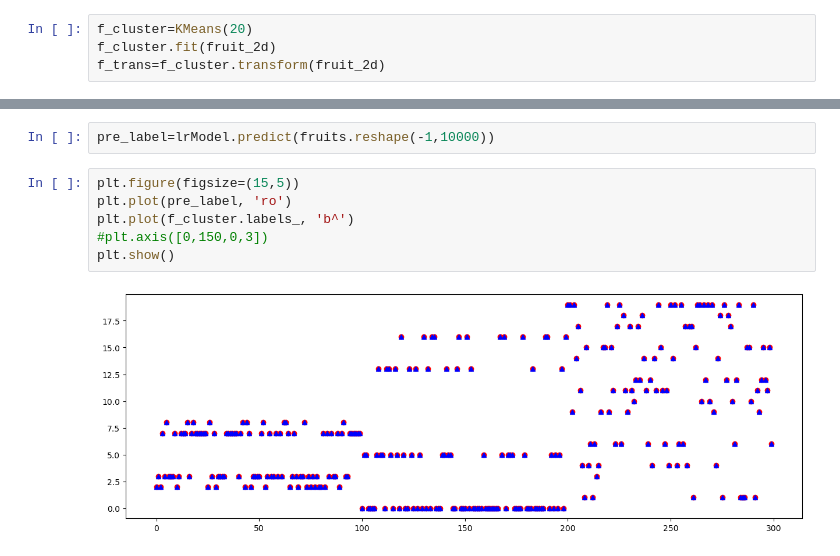
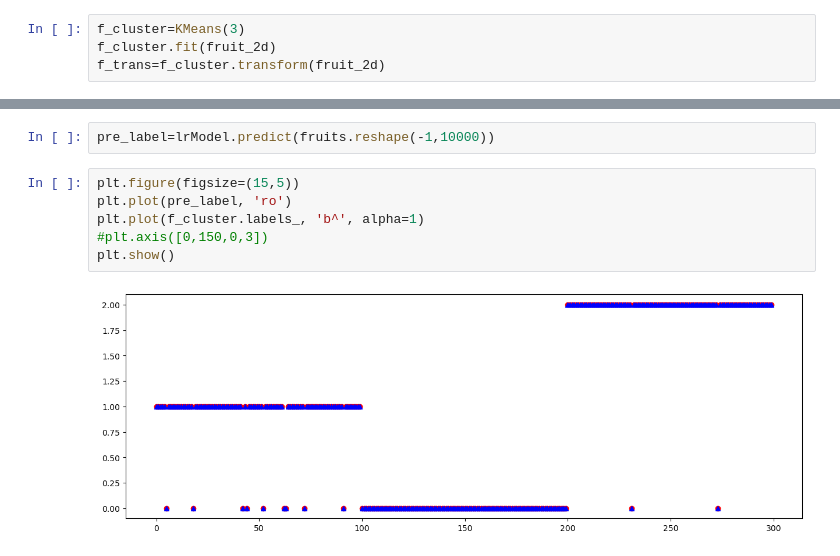
Before and after one commit to Son-BR/KDT_Projects, a Jupyter notebook: EXAM_DL/DAY_0919/ex_fruit_data.ipynb, the cells around one changed output, grey strips where cells are left out. Saved outputs shown, nothing was run; the diff lists cells and outputs as text.

```diff
--- a/EXAM_DL/DAY_0919/ex_fruit_data.ipynb
+++ b/EXAM_DL/DAY_0919/ex_fruit_data.ipynb
@@ -40,7 +40,7 @@ plt.show()
 # %% [output]
 [figure]
 # %%
-f_cluster=KMeans(20)
+f_cluster=KMeans(3)
 f_cluster.fit(fruit_2d)
 f_trans=f_cluster.transform(fruit_2d)
 # %%
@@ -66,8 +66,8 @@ pre_label=lrModel.predict(fruits.reshape(-1,10000))
 # %%
 plt.figure(figsize=(15,5))
 plt.plot(pre_label, 'ro')
-plt.plot(f_cluster.labels_, 'b^')
+plt.plot(f_cluster.labels_, 'b^', alpha=1)
 #plt.axis([0,150,0,3])
 plt.show()
 # %% [output]
-[figure, old version]
+[figure, new version]
```
Also changed, not shown: parts of 2 cells of this notebook, 2 other files.
